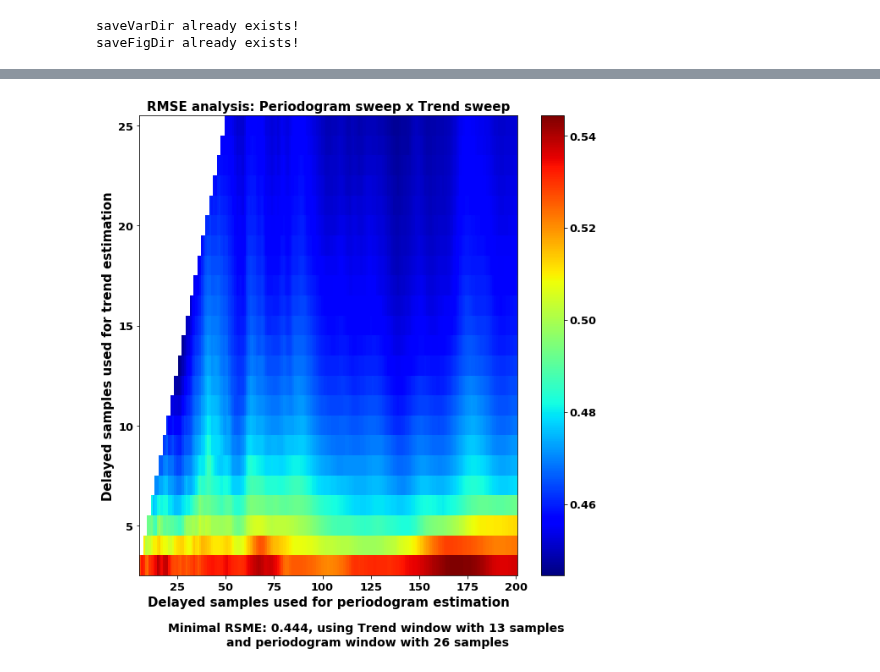
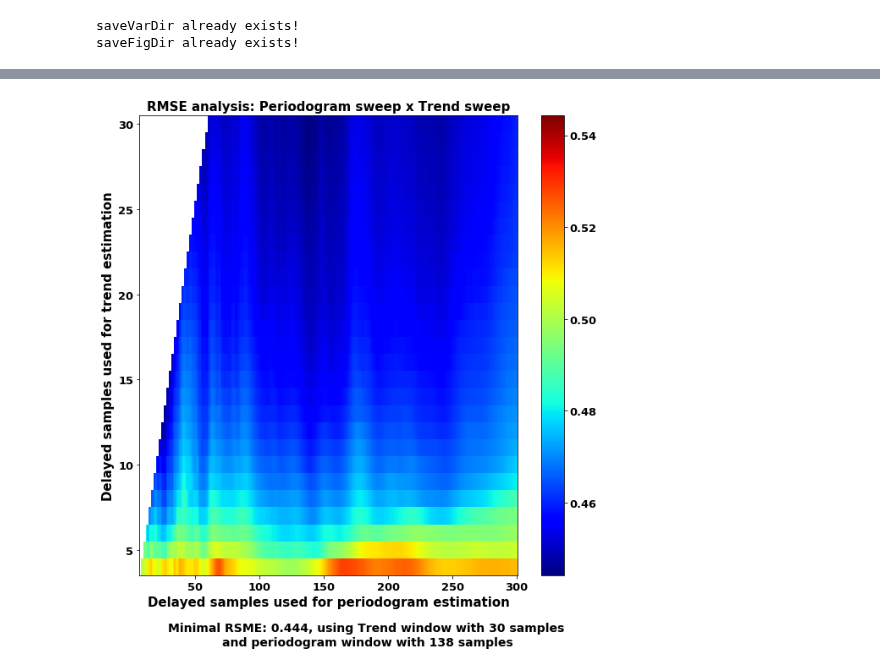
Before and after one commit to danilofrp/neural-stocks, a Jupyter notebook: notebooks/deTrend/deTrendPgram.ipynb, the cells around one changed output, grey strips where cells are left out. Saved outputs shown, nothing was run; the diff lists cells and outputs as text; code cells hidden in the pictures.

```diff
--- a/notebooks/deTrend/deTrendPgram.ipynb
+++ b/notebooks/deTrend/deTrendPgram.ipynb
@@ -58,14 +61,16 @@ Time to acquire data: 1.39097905159 seconds
 # %%
 init_time = time.time()
 df2 = df.copy()
-windowMaxSize = 25
-weightModelWindowMaxSize = 200
+windowMinSize = 3
+weightModelWindowMinSize = 6
+windowMaxSize = 30
+weightModelWindowMaxSize = 300
 saveName = 'PETR4_RMSEanalysis_pgram_w{}m{}'.format(windowMaxSize, weightModelWindowMaxSize)
 model = 'additive'
 column = 'Close'
 minimal = None
 RMSE = np.empty((windowMaxSize + 1, weightModelWindowMaxSize + 1), dtype=float)*np.nan
-for i in range(3, windowMaxSize + 1):
+for i in range(windowMinSize, windowMaxSize + 1):
     for j in range(2 * i, weightModelWindowMaxSize + 1):
         i_time = time.time()
         deTrend(df2, column = column, window = i, model = model, fitOrder = 1, weightModel = 'window_pgram', weightModelWindow = j)
@@ -92,19 +97,6 @@ try:
 except:
     print('Dump failed!')
 
-#end_time = time.time()
-print('Time to run {}x{} acorr deTrend analysis: {} seconds'.format(windowMaxSize, weightModelWindowMaxSize, str(end_time-init_time)))
-
-fig, ax = plt.subplots(figsize=(10,10))
-cax = ax.imshow(RMSE[:,:], cmap="jet", aspect="auto")
-plt.gca().invert_yaxis()
-ax.set_title('RMSE analysis: Periodogram sweep x Trend sweep')
-ax.set_ylim([2.5,25.5])
-ax.set_xlim([5.5,200.5])
-ax.set_xlabel('Delayed samples used for periodogram estimation')
-ax.set_ylabel('Delayed samples used for trend estimation')
-cbar = fig.colorbar(cax)
-plt.figtext(0.5,  0.010, 'Minimal RSME: {:.3f}, using Trend window with {} samples \nand periodogram window with {} samples'.format(minimal, iMin, jMin), size = 14, horizontalalignment = 'center')
-
-fig.savefig('{}/{}.{}'.format(saveFigDir, saveName, 'pdf'), bbox_inches='tight')
+end_time = time.time()
+print('Time to run {}x{} pgram sweep deTrend analysis: {} seconds'.format(windowMaxSize, weightModelWindowMaxSize, str(end_time-init_time)))
 # %% [output]
@@ -116,16 +106,16 @@ Time to run 25x200 acorr deTrend analysis: 9321.71449804 seconds
 # %%
 fig, ax = plt.subplots(figsize=(10,10))
 cax = ax.imshow(RMSE[:,:], cmap="jet", aspect="auto")
 plt.gca().invert_yaxis()
 ax.set_title('RMSE analysis: Periodogram sweep x Trend sweep')
-ax.set_ylim([2.5,25.5])
-ax.set_xlim([5.5,200.5])
+ax.set_ylim([windowMinSize + 0.5, windowMaxSize + 0.5])
+ax.set_xlim([weightModelWindowMinSize + 0.5, weightModelWindowMaxSize + 0.5])
 ax.set_xlabel('Delayed samples used for periodogram estimation')
 ax.set_ylabel('Delayed samples used for trend estimation')
 cbar = fig.colorbar(cax)
 plt.figtext(0.5,  0.010, 'Minimal RSME: {:.3f}, using Trend window with {} samples \nand periodogram window with {} samples'.format(minimal, iMin, jMin), size = 14, horizontalalignment = 'center')
 
-savename = saveName + '_2'
-fig.savefig('{}/{}.{}'.format(saveFigDir, savename, 'pdf'), bbox_inches='tight')
+fig.savefig('{}/{}.{}'.format(saveFigDir, saveName, 'pdf'), bbox_inches='tight')
+fig.savefig('{}/{}.{}'.format(saveFigDir, saveName, 'png'), bbox_inches='tight')
 # %% [output]
-[figure, old version]
+[figure, new version]
```
Also changed, not shown: parts of 5 cells of this notebook, 1 other file.
